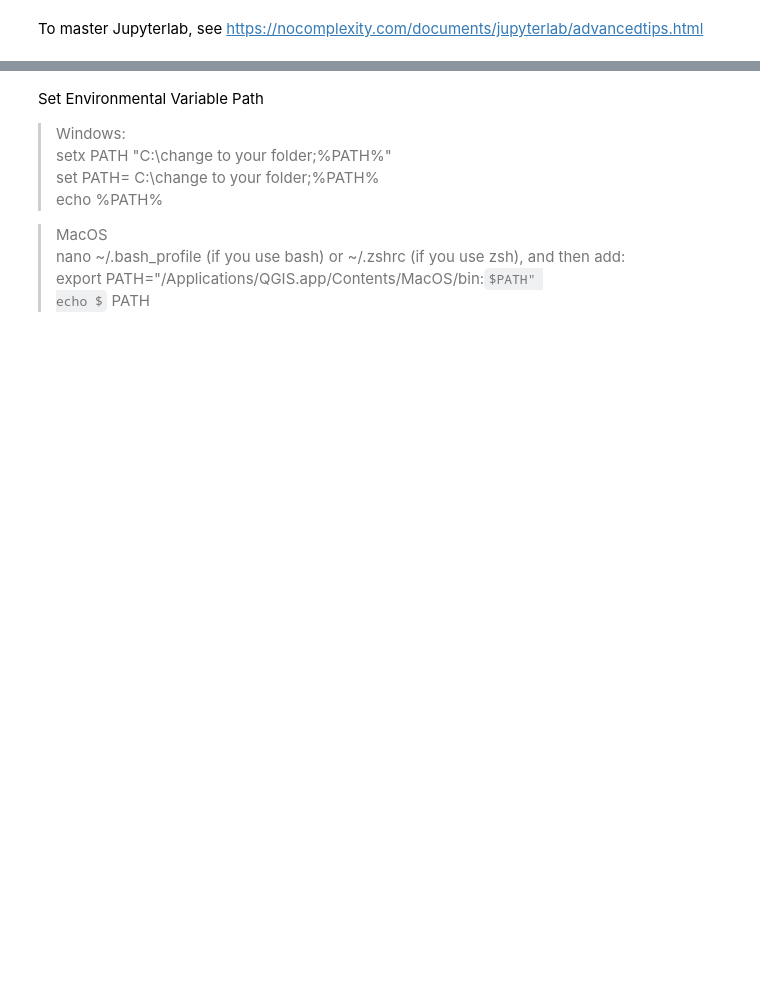
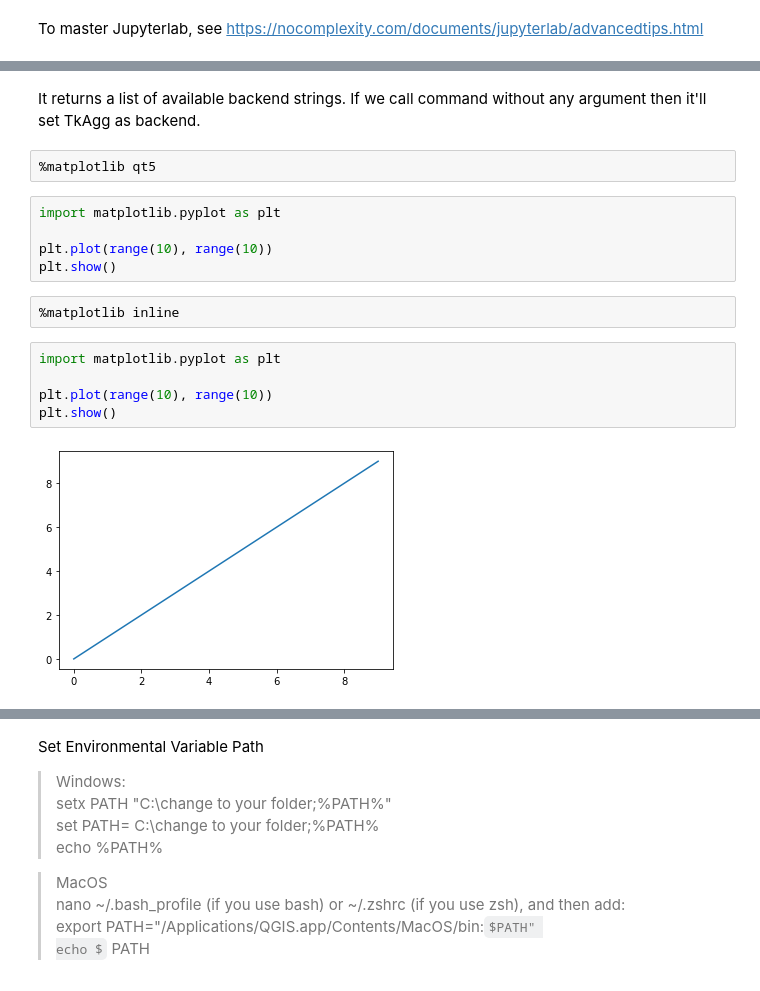
Before and after one commit to hengshan/qgis-vanguard, a Jupyter notebook: 0 - Introduction to QGIS Vanguard.ipynb, the cells around one changed output, grey strips where cells are left out. Saved outputs shown, nothing was run; the diff lists cells and outputs as text; some formulas as TeX source; blank space fills up the shorter version.

```diff
--- a/0 - Introduction to QGIS Vanguard.ipynb
+++ b/0 - Introduction to QGIS Vanguard.ipynb
@@ -67,0 +166,18 @@ To master Jupyterlab, see https://nocomplexity.com/documents/jupyterlab/advanced
+# %% [markdown]
+It returns a list of available backend strings. If we call command without any argument then it'll set TkAgg as backend.
+# %%
+%matplotlib qt5
+# %%
+import matplotlib.pyplot as plt
+
+plt.plot(range(10), range(10))
+plt.show()
+# %%
+%matplotlib inline
+# %%
+import matplotlib.pyplot as plt
+
+plt.plot(range(10), range(10))
+plt.show()
+# %% [output]
+[figure, added]
```
Also changed, not shown: parts of 75 cells of this notebook, 25 other files.
